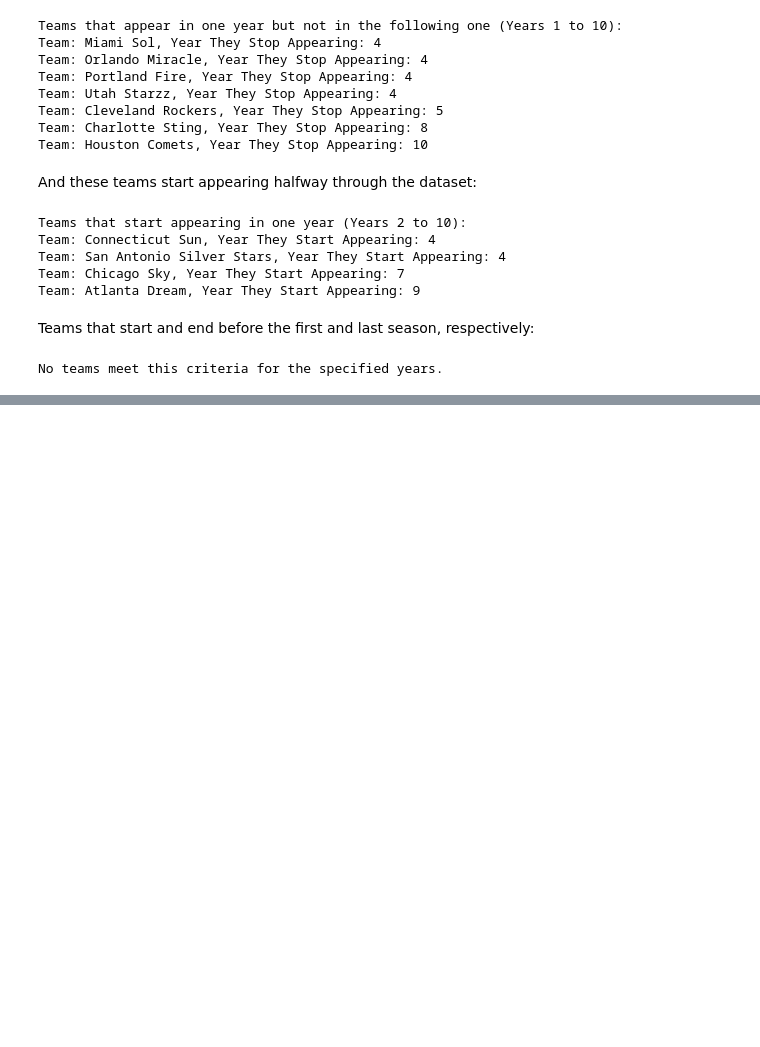
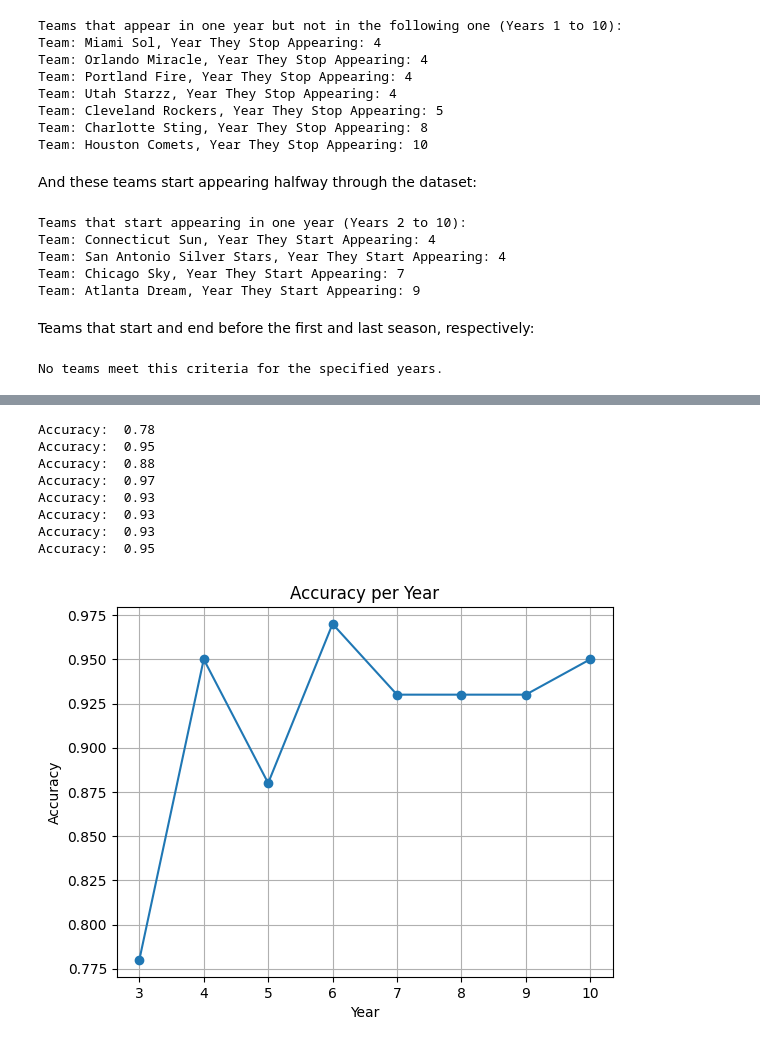
Before and after one commit to P1ntas/Machine-Learning, a Jupyter notebook: notebook.ipynb, the cells around one changed output, grey strips where cells are left out. Drawn from its saved outputs; the diff is of its cells as text; code cells hidden in the pictures; blank space fills up the shorter version.

```diff
--- a/notebook.ipynb
+++ b/notebook.ipynb
@@ -179,0 +327,12 @@ No teams meet this criteria for the specified years.
+# %%
+run_model()
+# %% [output]
+Accuracy:  0.78
+Accuracy:  0.95
+Accuracy:  0.88
+Accuracy:  0.97
+Accuracy:  0.93
+Accuracy:  0.93
+Accuracy:  0.93
+Accuracy:  0.95
+[figure, added]
```
Also changed, not shown: parts of 20 cells of this notebook.
